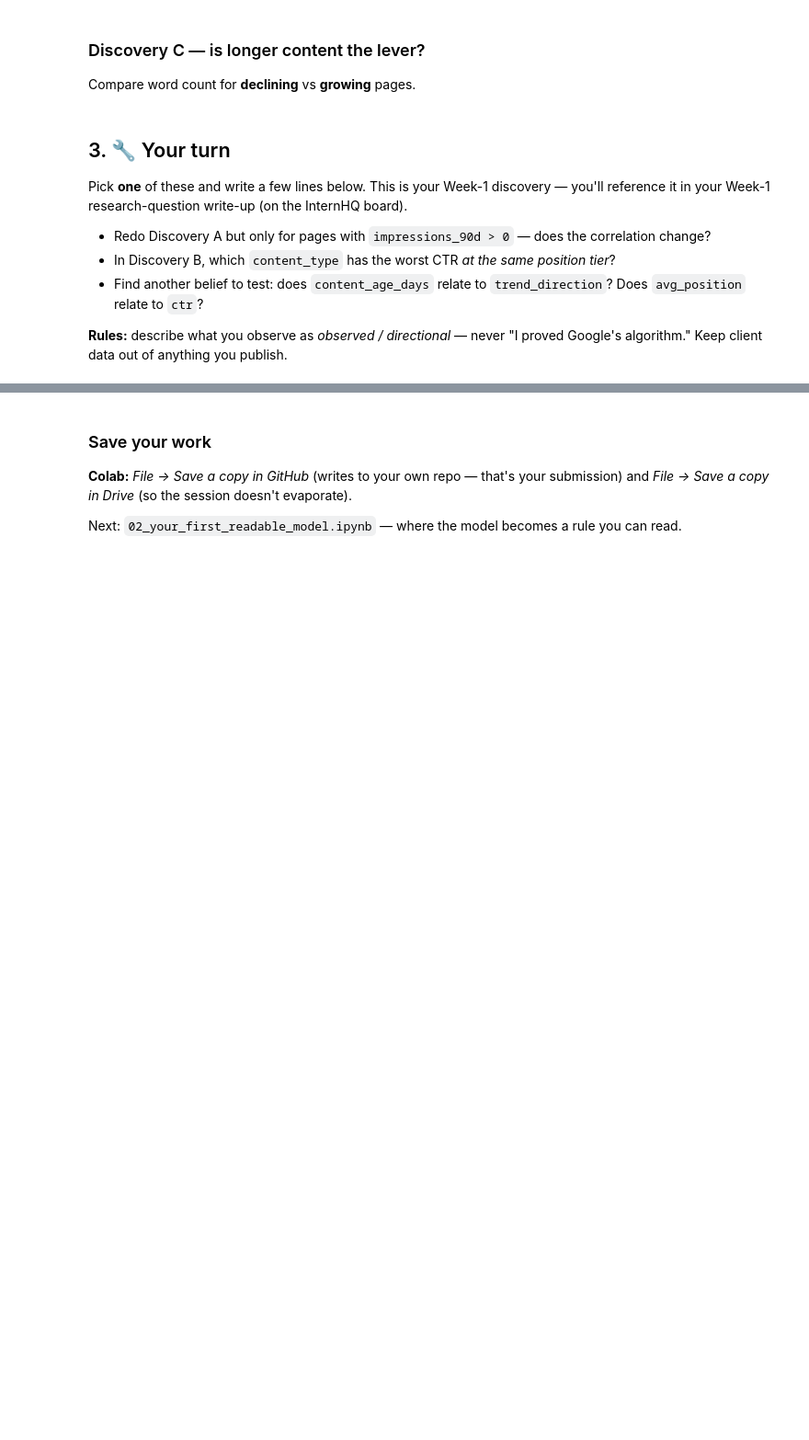
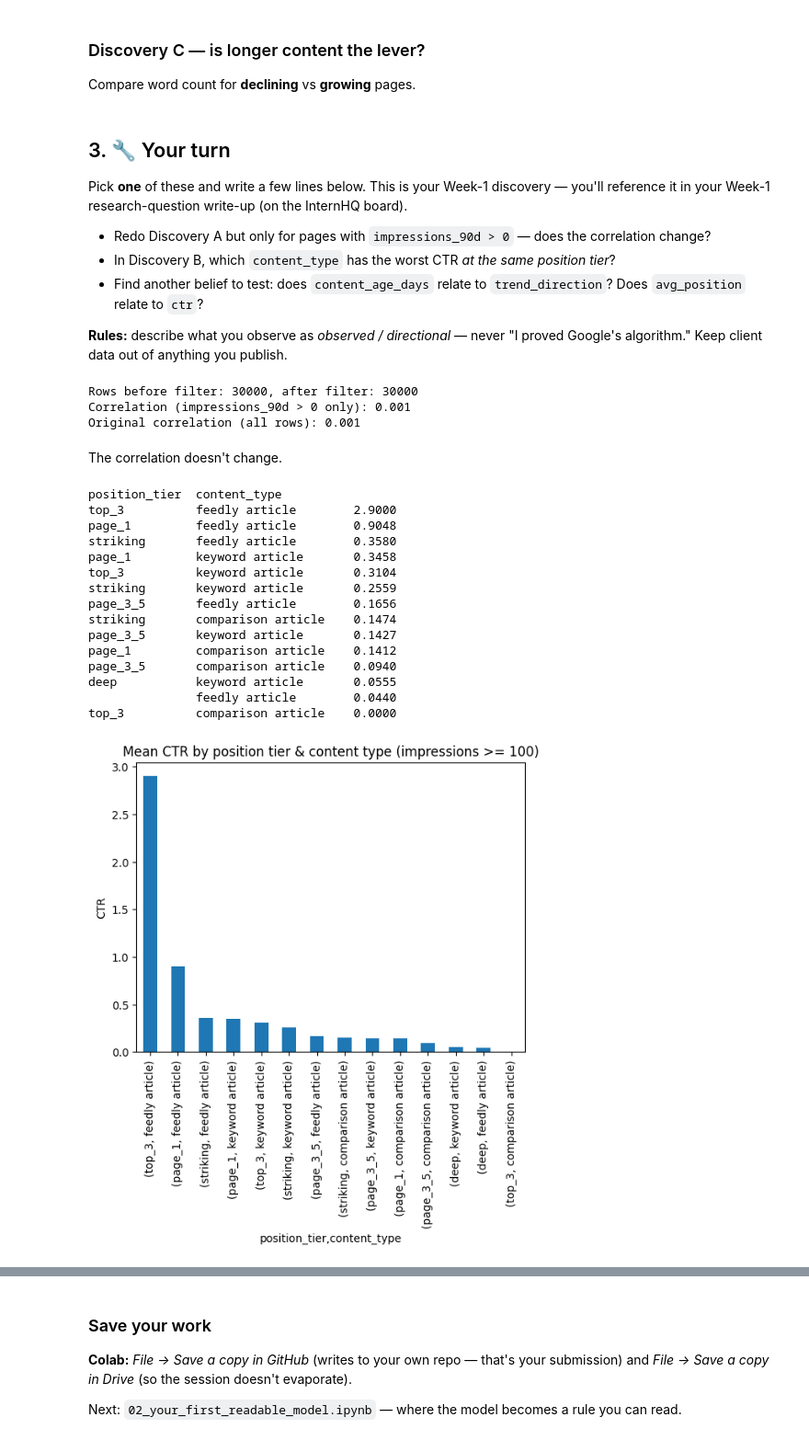
Before and after one commit to abdullah-k18/ml-flyrank, a Jupyter notebook: notebooks/01_first_look_and_discovery.ipynb, the cells around one changed output, grey strips where cells are left out. Shown at 92% size. Saved outputs shown, nothing was run; the diff lists cells and outputs as text; code cells hidden in the pictures; blank space fills up the shorter version.

```diff
--- a/notebooks/01_first_look_and_discovery.ipynb
+++ b/notebooks/01_first_look_and_discovery.ipynb
@@ -98,4 +98,42 @@ Pick **one** of these and write a few lines below. This is your Week-1 discovery
 
 **Rules:** describe what you observe as *observed / directional* — never "I proved Google's algorithm." Keep client data out of anything you publish.
 # %%
-# Your discovery here
+# Redo Discovery A but only for pages with impressions_90d > 0 — does the correlation change?
+
+df_nonzero = df[df["impressions_90d"] > 0]
+
+corr_nonzero = df_nonzero["search_volume"].corr(df_nonzero["impressions_90d"])
+
+print(f"Rows before filter: {df.shape[0]}, after filter: {df_nonzero.shape[0]}")
+print(f"Correlation (impressions_90d > 0 only): {corr_nonzero:.3f}")
+print(f"Original correlation (all rows): {corr:.3f}")
+# %% [output]
+Rows before filter: 30000, after filter: 30000
+Correlation (impressions_90d > 0 only): 0.001
+Original correlation (all rows): 0.001
+# %% [markdown]
+The correlation doesn't change.
+# %%
+# In Discovery B, which content_type has the worst CTR at the same position tier?
+
+visible = df[df["impressions_90d"] >= 100]
+ctr_by_pos_type = visible.groupby(["position_tier", "content_type"])["ctr"].mean().sort_values(ascending=False)
+print(ctr_by_pos_type.round(4).to_string())
+ctr_by_pos_type.plot(kind="bar", title="Mean CTR by position tier & content type (impressions >= 100)", ylabel="CTR");
+# %% [output]
+position_tier  content_type
+top_3          feedly article        2.9000
+page_1         feedly article        0.9048
+striking       feedly article        0.3580
+page_1         keyword article       0.3458
+top_3          keyword article       0.3104
+striking       keyword article       0.2559
+page_3_5       feedly article        0.1656
+striking       comparison article    0.1474
+page_3_5       keyword article       0.1427
+page_1         comparison article    0.1412
+page_3_5       comparison article    0.0940
+deep           keyword article       0.0555
+               feedly article        0.0440
+top_3          comparison article    0.0000
+[figure, added]
```
Also changed, not shown: parts of 2 cells of this notebook.
